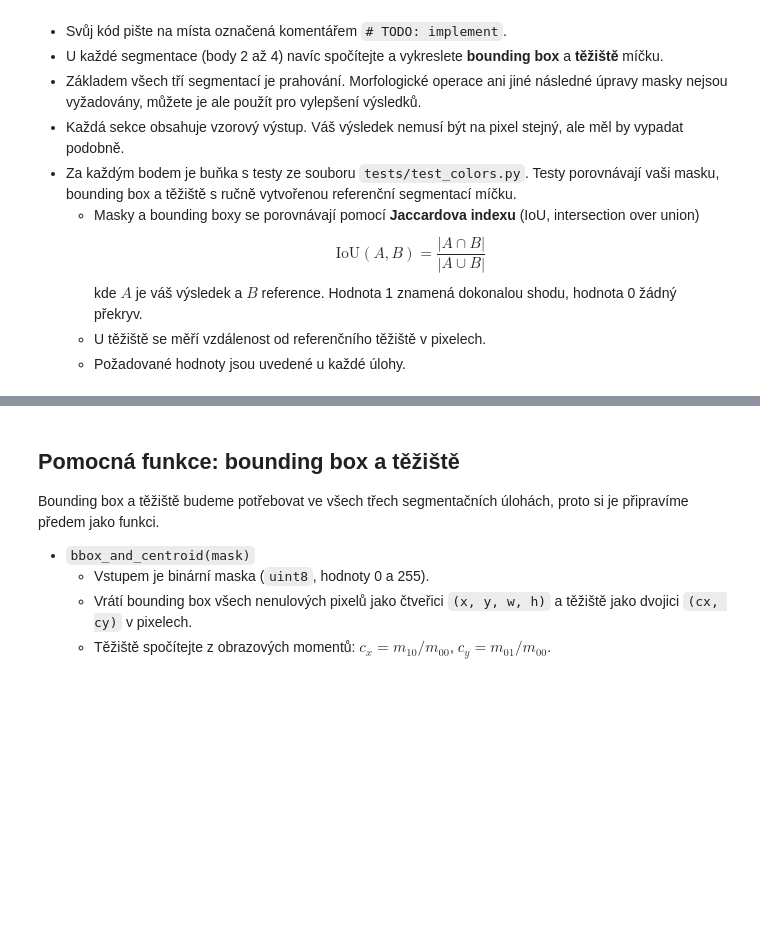
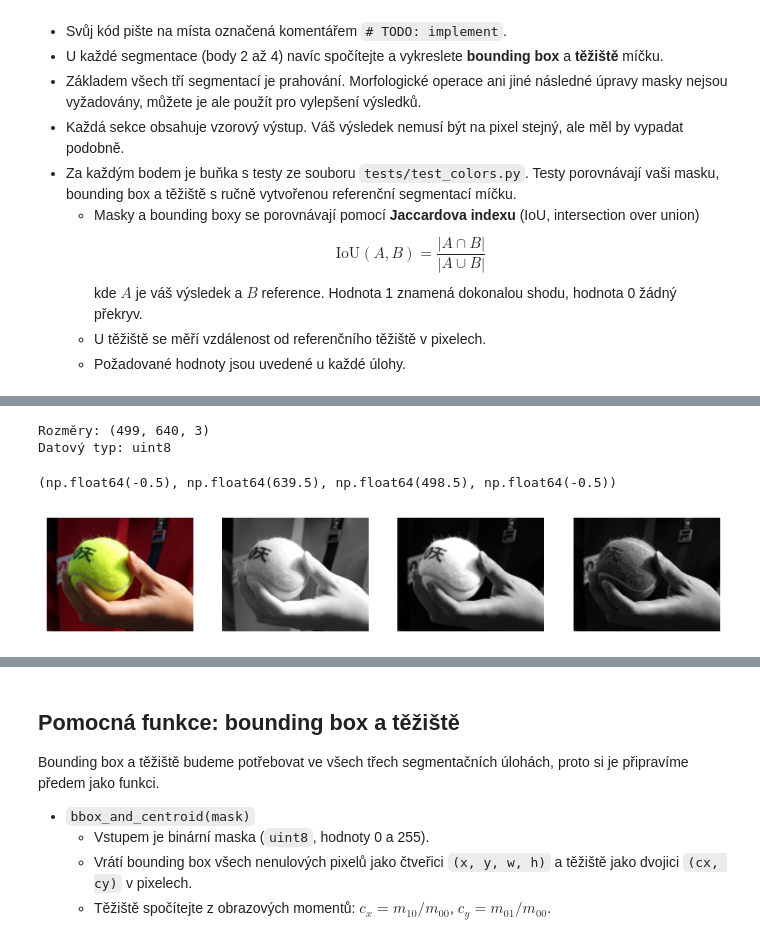
Before and after one commit to MichalPKN/pvi, a Jupyter notebook: assignments/colors.ipynb, the cells around one changed output, grey strips where cells are left out. Cells and saved outputs as stored; diff of their text form; code cells hidden in the pictures; blank space fills up the shorter version.

```diff
--- a/assignments/colors.ipynb
+++ b/assignments/colors.ipynb
@@ -50,11 +50,35 @@ Vzorový výstup:
 # %%
 ########################################
 # TODO: implement
+# - Načtěte obrázek `../data/tennis_ball2_small.jpg`.
+# - OpenCV načítá kanály v pořadí **BGR**, matplotlib očekává **RGB**. Převeďte obrázek do RGB a uložte jej do proměnné `rgb`.
+# - Vypište rozměry (`shape`) a datový typ (`dtype`) obrázku.
+# - Vykreslete vedle sebe barevný obrázek a jeho jednotlivé kanály R, G a B v odstínech šedi. Kanály se budou hodit při volbě prahů v dalším bodě.
 
 ball = cv.imread("../data/tennis_ball2_small.jpg")
 rgb = cv.cvtColor(ball, cv.COLOR_BGR2RGB)
+print("Rozměry:", rgb.shape)
+print("Datový typ:", rgb.dtype)
+plt.figure(figsize=(10, 5))
+plt.subplot(1, 4, 1)
+plt.imshow(rgb)
+plt.axis("off")
+plt.subplot(1, 4, 2)
+plt.imshow(rgb[:, :, 0], cmap="gray")
+plt.axis("off")
+plt.subplot(1, 4, 3)
+plt.imshow(rgb[:, :, 1], cmap="gray")
+plt.axis("off")
+plt.subplot(1, 4, 4)
+plt.imshow(rgb[:, :, 2], cmap="gray")
+plt.axis("off")
 
 ########################################
+# %% [output]
+Rozměry: (499, 640, 3)
+Datový typ: uint8
+(np.float64(-0.5), np.float64(639.5), np.float64(498.5), np.float64(-0.5))
+[figure, added]
 # %%
 test_colors.TestLoadImage.eval(rgb=rgb)
 # %% [output]
```
Also changed, not shown: parts of 8 cells of this notebook, 1 other file.
